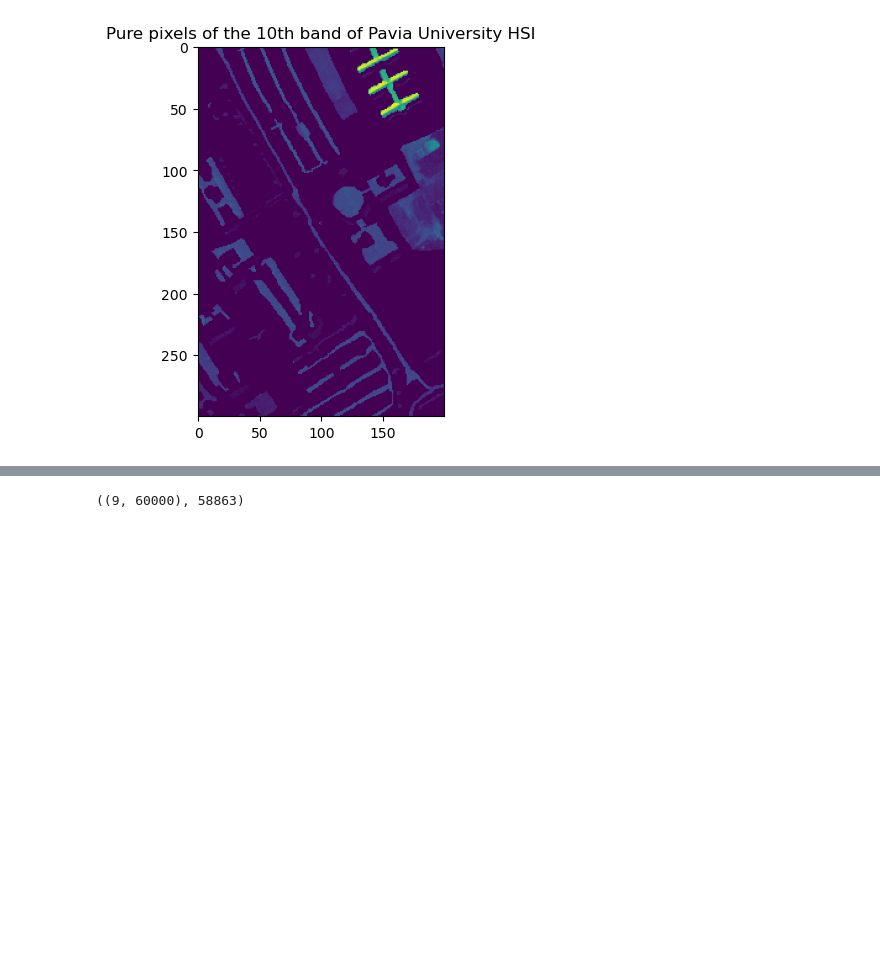
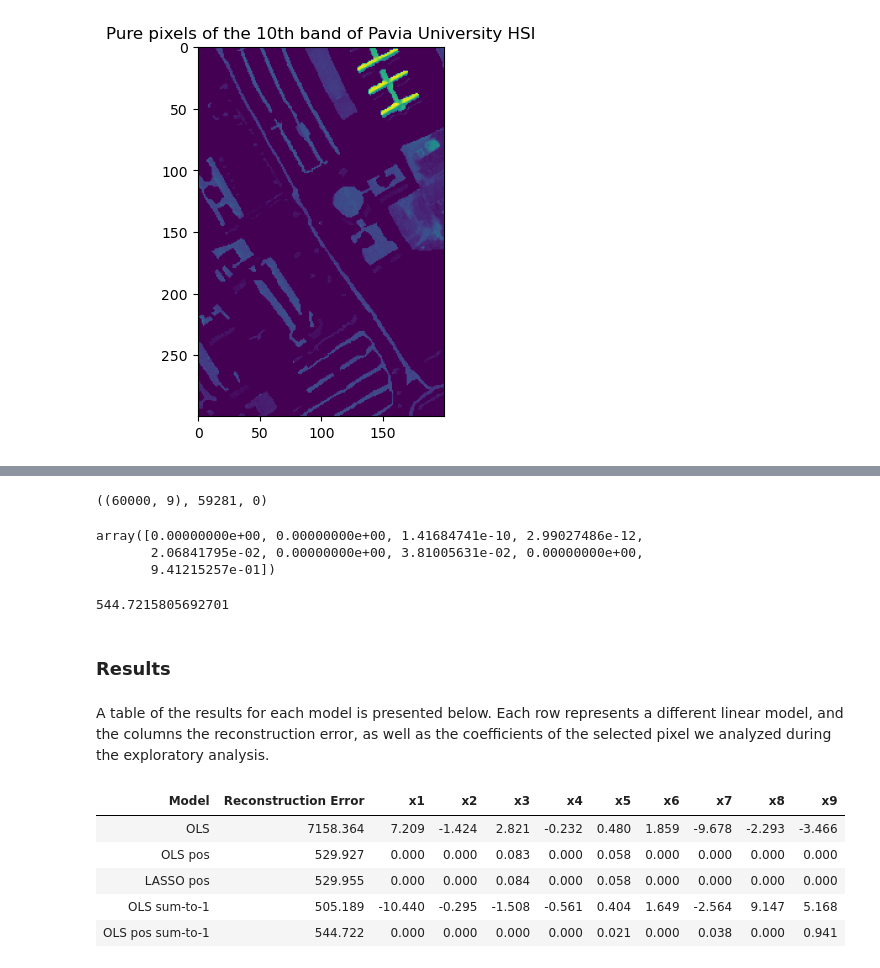
Before and after one commit to dimits-ts/hyperspectral-imaging, a Jupyter notebook: Project_AUEB.ipynb, the cells around one changed output, grey strips where cells are left out. Saved outputs shown, nothing was run; the diff lists cells and outputs as text; code cells hidden in the pictures; blank space fills up the shorter version.

```diff
--- a/Project_AUEB.ipynb
+++ b/Project_AUEB.ipynb
@@ -188,0 +282,2 @@ sum1_coeffs.shape, np.isclose(sum1_coeffs.sum(axis=0), 1).sum()
+# %%
+pos_sum1_coeffs = lsq_sum_to_one(x1, y1, 9*[[0,None]]).T
@@ -189,5 +286,45 @@ sum1_coeffs.shape, np.isclose(sum1_coeffs.sum(axis=0), 1).sum()
 # %%
-pos_sum1_coeffs = lsq_sum_to_one(x1, y1, 9*[[0,None]])
-pos_sum1_coeffs.shape, np.isclose(pos_sum1_coeffs.sum(axis=0), 1).sum()
+pos_sum1_coeffs.shape, np.isclose(pos_sum1_coeffs.sum(axis=1), 1, 1e-2).sum(), (pos_sum1_coeffs < 0).sum()
 # %% [output]
-((9, 60000), 58863)
+((60000, 9), 59281, 0)
+# %%
+pos_sum1_abundance = abundance_matrix(pos_sum1_coeffs)
+pos_sum1_abundance[focus_point]
+# %% [output]
+array([0.00000000e+00, 0.00000000e+00, 1.41684741e-10, 2.99027486e-12,
+       2.06841795e-02, 0.00000000e+00, 3.81005631e-02, 0.00000000e+00,
+       9.41215257e-01])
+# %%
+pos_sum1_error = reconstruction_error(y1, x1, pos_sum1_abundance)
+pos_sum1_error
+# %% [output]
+544.7215805692701
+# %% [markdown]
+### Results
+# %% [markdown]
+A table of the results for each model is presented below. Each row represents a different linear model, and the columns the reconstruction error, as well as the coefficients of the selected pixel we analyzed during the exploratory analysis.
+# %%
+def add_row(table, name, error, abundance):
+    res_table.add_row([name, error, abundance[focus_point][0], abundance[focus_point][1],
+                      abundance[focus_point][2],  abundance[focus_point][3],  abundance[focus_point][4],
+                      abundance[focus_point][5],  abundance[focus_point][6],  abundance[focus_point][7],
+                      abundance[focus_point][8]])
+
+abundance_dim = 9
+res_table = PrettyTable(["Model", "Reconstruction Error"] + [f"x{i}" for i in range(1, abundance_dim+1)])
+res_table.float_format = ".3"
+
+add_row(res_table, "OLS", base_error, base_abundance)
+add_row(res_table, "OLS pos", pos_error, pos_abundance)
+add_row(res_table, "LASSO pos", lasso_error, lasso_abundance)
+add_row(res_table, "OLS sum-to-1", sum1_error, sum1_abundance)
+add_row(res_table, "OLS pos sum-to-1", pos_sum1_error, pos_sum1_abundance)
+
+res_table
+# %% [output]
+| Model | Reconstruction Error | x1 | x2 | x3 | x4 | x5 | x6 | x7 | x8 | x9 |
+| OLS | 7158.364 | 7.209 | -1.424 | 2.821 | -0.232 | 0.480 | 1.859 | -9.678 | -2.293 | -3.466 |
+| OLS pos | 529.927 | 0.000 | 0.000 | 0.083 | 0.000 | 0.058 | 0.000 | 0.000 | 0.000 | 0.000 |
+| LASSO pos | 529.955 | 0.000 | 0.000 | 0.084 | 0.000 | 0.058 | 0.000 | 0.000 | 0.000 | 0.000 |
+| OLS sum-to-1 | 505.189 | -10.440 | -0.295 | -1.508 | -0.561 | 0.404 | 1.649 | -2.564 | 9.147 | 5.168 |
+| OLS pos sum-to-1 | 544.722 | 0.000 | 0.000 | 0.000 | 0.000 | 0.021 | 0.000 | 0.038 | 0.000 | 0.941 |
```
Also changed, not shown: parts of 31 cells of this notebook.
